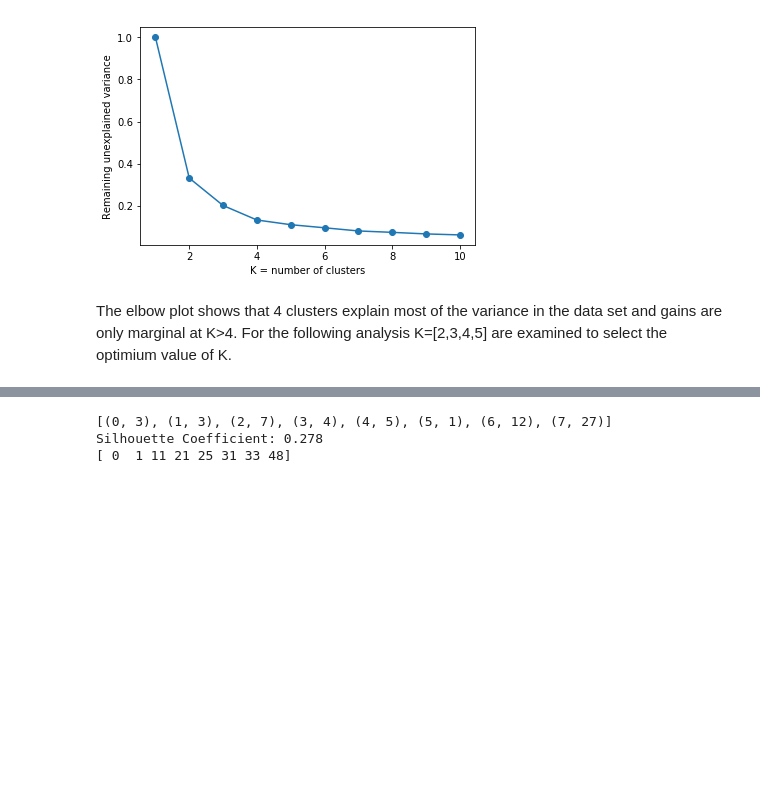
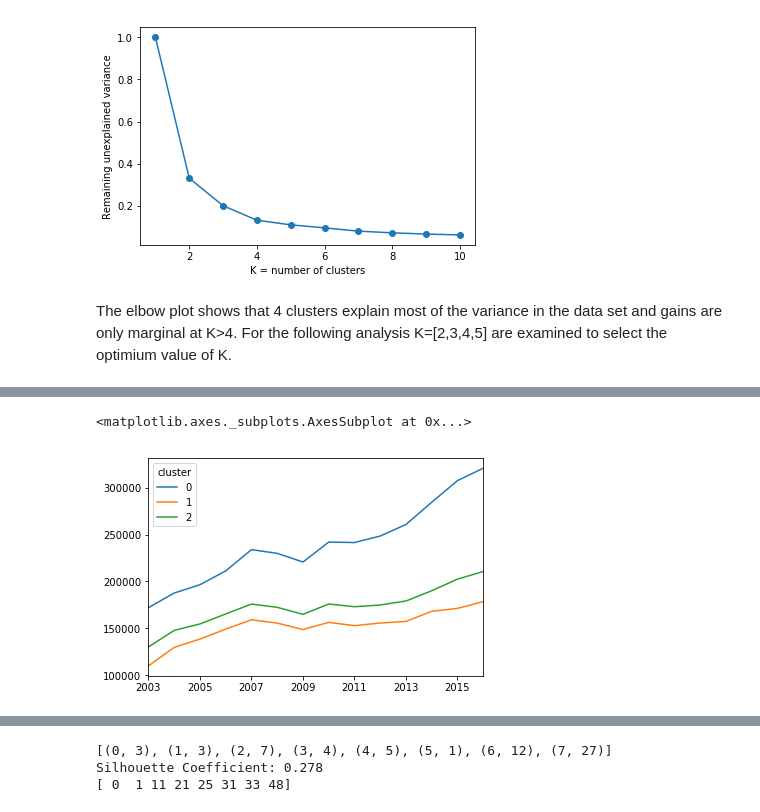
Before and after one commit to IvanTodorovic78/Capstone1, a Jupyter notebook: Capstone1 EDA and Visualizations.ipynb, the cells around one changed output, grey strips where cells are left out. Saved outputs shown, nothing was run; the diff lists cells and outputs as text; code cells hidden in the pictures; blank space fills up the shorter version.

```diff
--- a/Capstone1 EDA and Visualizations.ipynb
+++ b/Capstone1 EDA and Visualizations.ipynb
@@ -834,0 +793,7 @@ houseprices_clustered.groupby('cluster')['Ratio 2016 to 2003', 'mean_by_city', '
+# %%
+hc_mean = houseprices_clustered.groupby('cluster').mean()
+hc_mean = hc_mean.iloc[:,:14].T
+hc_mean.plot()
+# %% [output]
+<matplotlib.axes._subplots.AxesSubplot at 0x...>
+[figure, added]
```
Also changed, not shown: parts of 57 cells of this notebook.
